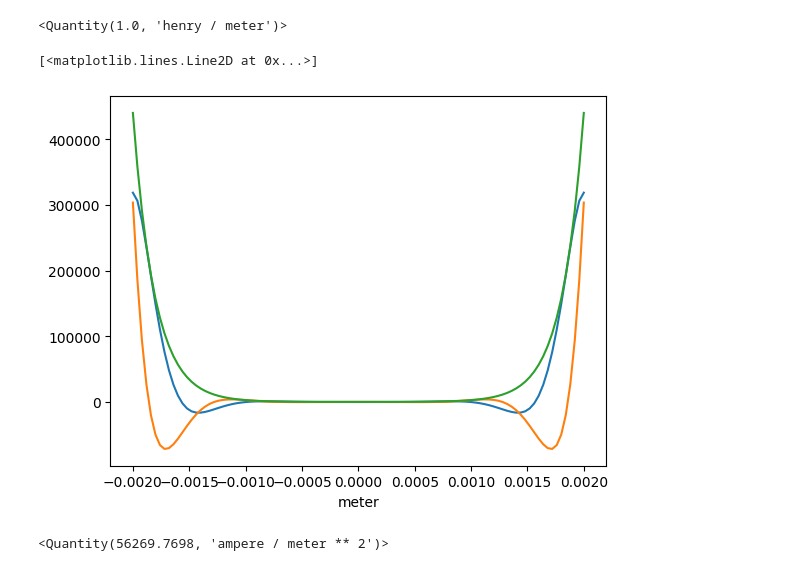
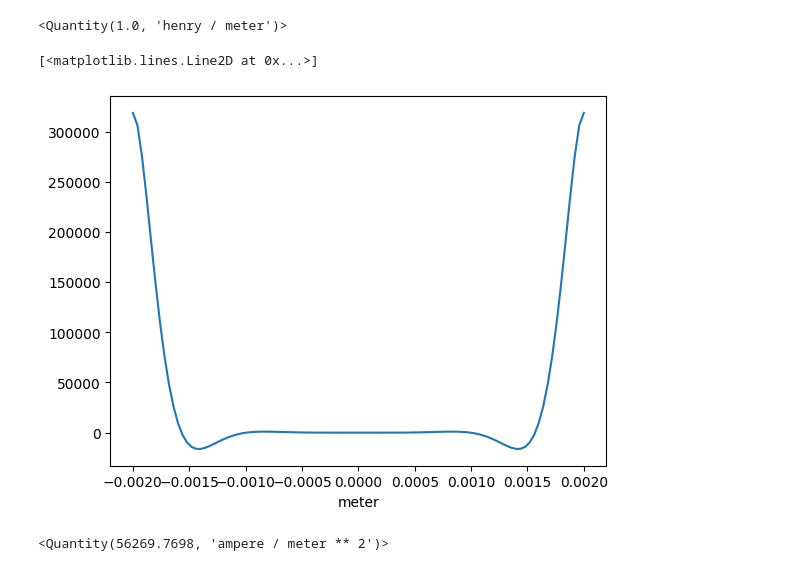
Before and after one commit to mjfwest/elmer-elmag, a Jupyter notebook: 1_wire/Investigation.ipynb, the cells around one changed output. Saved outputs shown, nothing was run; the diff lists cells and outputs as text; code cells hidden in the pictures.

```diff
--- a/1_wire/Investigation.ipynb
+++ b/1_wire/Investigation.ipynb
@@ -154,12 +145,10 @@ def J(r, i, diameter, resistivity, frequency, mu):
 # %%
 j = J(wire_positions, 1/np.sqrt(2) * Q.A, diameter, resistivity, frequency, mu)
 
-plt.plot(wire_positions, j.real, label='Analytical')
-plt.plot(wire_positions, j.imag, label='Analytical')
-plt.plot(wire_positions, np.abs(j), label='Analytical')
+plt.plot(wire_positions, j.real, label='Real')
 # %% [output]
 [<matplotlib.lines.Line2D at 0x...>]
-[figure, old version]
+[figure, new version]
 # %%
 1/np.sqrt(2) * Q.A / (np.pi * (diameter/2)**2).to(Q.m**2)
 # %% [output]
```
Also changed, not shown: parts of 13 cells of this notebook, 9 other files.
